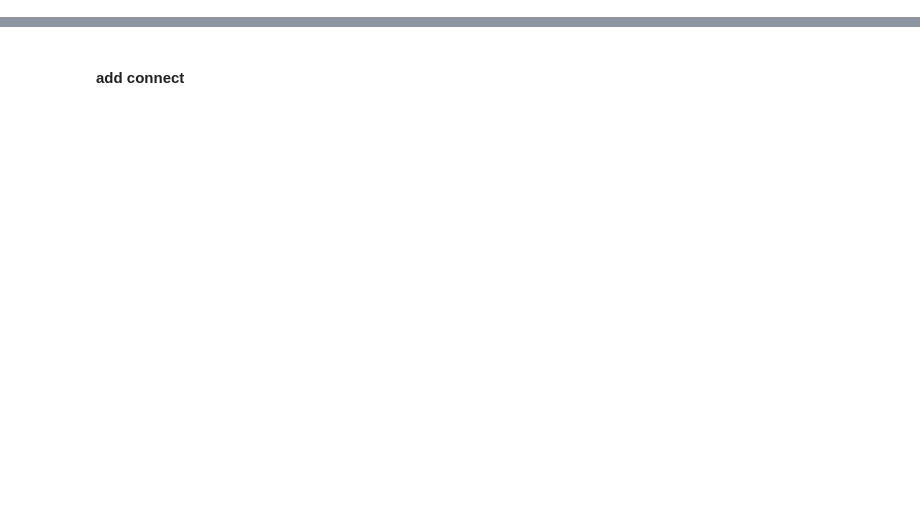
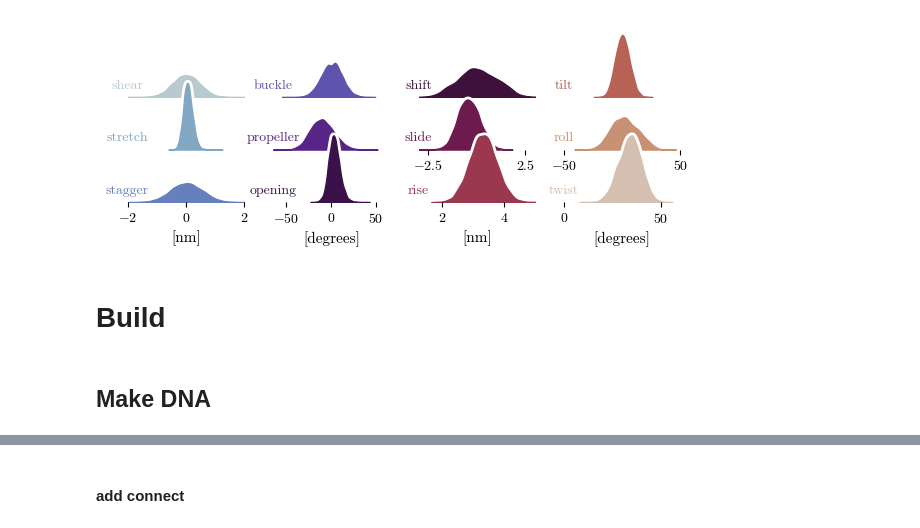
Before and after one commit to Heezch/mdna, a Jupyter notebook: studies/_orchestrate/demo.ipynb, the cells around one changed output, grey strips where cells are left out. Saved outputs shown, nothing was run; the diff lists cells and outputs as text; code cells hidden in the pictures; blank space fills up the shorter version.

```diff
--- a/studies/_orchestrate/demo.ipynb
+++ b/studies/_orchestrate/demo.ipynb
@@ -16,0 +49,58 @@ The autoreload extension is already loaded. To reload it, use:
+# %%
+params, names = rigid.get_parameters()
+
+import matplotlib as mpl, matplotlib.font_manager as font_manager
+import seaborn as sns
+mpl.rcParams['font.family']='serif'
+cmfont = font_manager.FontProperties(fname=mpl.get_data_path() + '/fonts/ttf/cmr10.ttf')
+mpl.rcParams['font.serif']=cmfont.get_name()
+mpl.rcParams['mathtext.fontset']='cm'
+mpl.rcParams['axes.unicode_minus']=False
+mpl.rcParams['axes.formatter.use_mathtext'] = True
+
+colors = sns.color_palette("twilight", 12)
+lims = [(-2,2),(-2,2),(-2,2),(-65,65),(-65,65),(-65,65)] + [(-3,3),(-3,3),(1.25,5),(-50,50),(-50,50),(0,60)]
+fig, ax = plt.subplots(3,4, figsize=(6,2.5),sharey='col')
+# ax = ax.flatten()
+idx, jdx = 0, 0
+for _,name in enumerate(names):
+    para = params[:,1:,names.index(name)]
+    sns.kdeplot(para.flatten(), ax=ax[idx][jdx],fill=True,color='white',lw=5)#, density=True)
+    sns.kdeplot(para.flatten(), ax=ax[idx][jdx],fill=True,color=colors[_],alpha=1,lw=1)#, density=True)
+    ax[idx][jdx].set_title(name,x=0,y=0,color=colors[_],fontsize=10)
+    ax[idx][jdx].set_xlim(lims[_])
+
+    ax[idx][jdx].set_facecolor('none')
+    ax[idx][jdx].set_yticklabels([])
+    ax[idx][jdx].set_yticks([])
+    ax[idx][jdx].set_ylabel('')
+    if name  in ['shear','buckle','shift','tilt','stretch','propeller']:
+        ax[idx][jdx].set_xticks([])
+    idx+=1
+    if idx == 3:
+        idx = 0
+        jdx+=1
+    if jdx == 4:
+        jdx = 0
+
+    if idx == 0 and jdx in [0,1,2,3]:
+        ax[idx][jdx].set_xticklabels([])
+    if idx == 1 and jdx in [0,1]:
+        ax[idx][jdx].set_xticklabels([])
+
+ax[-1][0].set_xlabel('[nm]',fontsize=11)
+ax[-1][1].set_xlabel('[degrees]',fontsize=11)
+ax[-1][2].set_xlabel('[nm]',fontsize=11)
+ax[-1][3].set_xlabel('[degrees]',fontsize=11)
+fig.tight_layout()
+fig.subplots_adjust(hspace=-.25)
+
+sns.despine(bottom=True, left=True)
+# fig.text(0.25, 0.85, 'Pair Parameters', ha='center',fontsize=10)
+# fig.text(0.75, 0.85, 'Step Parameters', ha='center',fontsize=10)
+# %% [output]
+[figure, added]
+# %% [markdown]
+# Build
+# %% [markdown]
+## Make DNA
```
Also changed, not shown: parts of 91 cells of this notebook, 18 other files.
